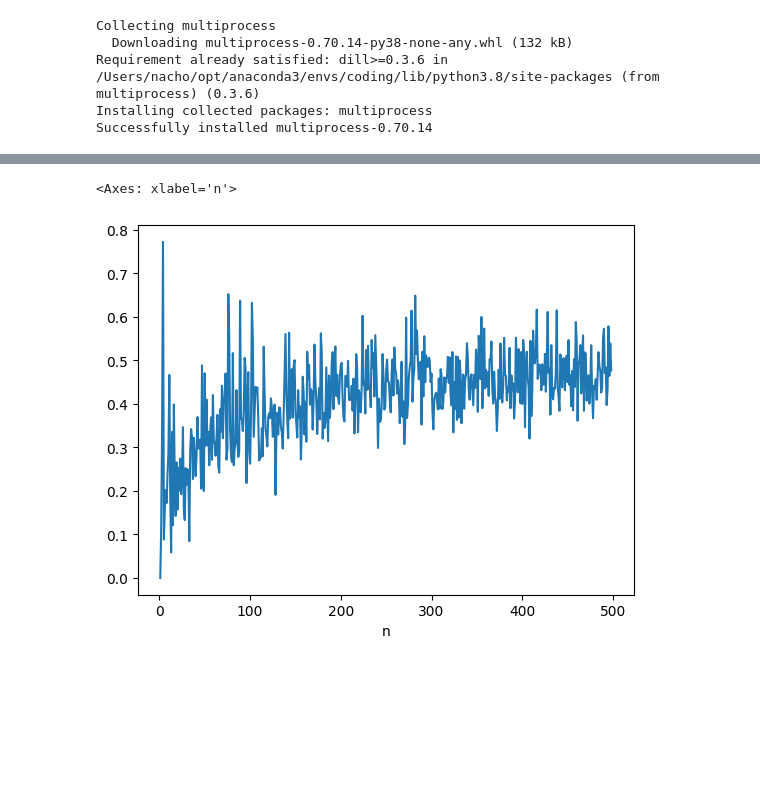
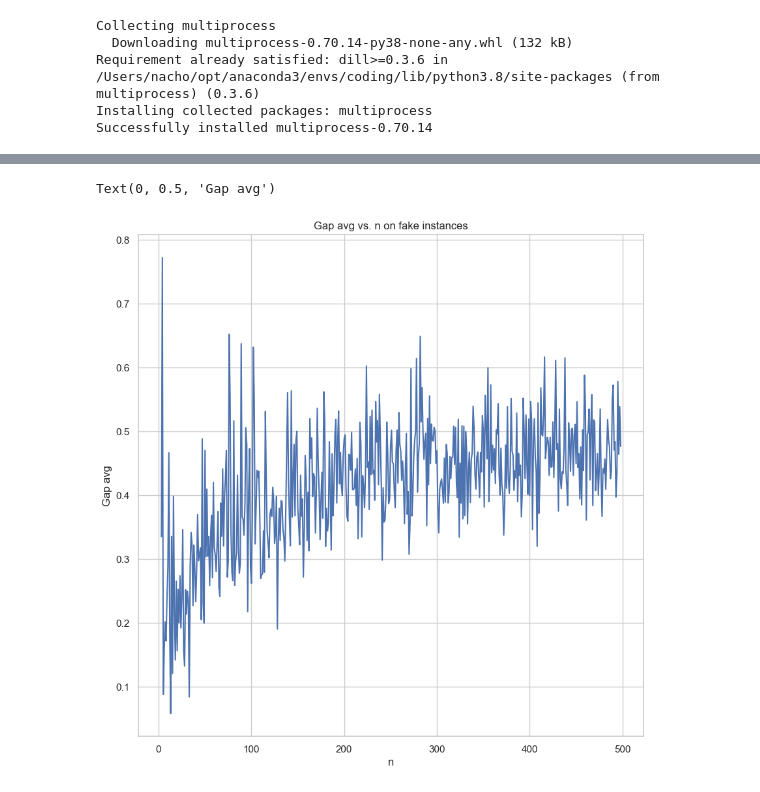
Before and after one commit to Luquish/TP1_TDV, a Jupyter notebook: src/scripts/experimentacion.ipynb, the cells around one changed output, grey strips where cells are left out. Saved outputs shown, nothing was run; the diff lists cells and outputs as text; code cells hidden in the pictures; blank space fills up the shorter version.

```diff
--- a/src/scripts/experimentacion.ipynb
+++ b/src/scripts/experimentacion.ipynb
@@ -265,6 +284,8 @@ ad_hoc_solutions.head()
 | 2 | input/fake_instances/fake_446_6.csv | 446 | 3304.80 | 2196.170 | 0.790167 | 53 |
 | 3 | input/fake_instances/fake_460_5.csv | 460 | 3487.10 | 2259.200 | 0.785125 | 49 |
 | 4 | input/fake_instances/fake_398_9.csv | 398 | 3613.14 | 2578.070 | 0.689750 | 41 |
+# %%
+ad_hoc_solutions = ad_hoc_solutions[ad_hoc_solutions["n"] > 2]
 # %%
 #solutions["gap"] = (solutions["greedy_cost"] - solutions["min_cost_flow_cost"]) / solutions["min_cost_flow_cost"]
 ad_hoc_solutions["gap"] = (ad_hoc_solutions["greedy_cost"] - ad_hoc_solutions["min_cost_flow_cost"]) / ad_hoc_solutions["min_cost_flow_cost"]
@@ -313,9 +342,14 @@ Successfully installed seaborn-0.12.2
 # %%
 # Plot gap avg vs. n
+fig, ax = plt.subplots(figsize=(10, 10))
 
-ad_hoc_solutions.groupby("n")["gap"].mean().plot()
+ad_hoc_solutions.groupby("n")["gap"].mean().plot(ax=ax)
+
+ax.set_title("Gap avg vs. n on fake instances")
+ax.set_xlabel("n")
+ax.set_ylabel("Gap avg")
 # %% [output]
-<Axes: xlabel='n'>
+Text(0, 0.5, 'Gap avg')
-[figure, old version]
+[figure, new version]
 # %%
 import seaborn as sns
```
Also changed, not shown: parts of 20 cells of this notebook, 6 other files.
